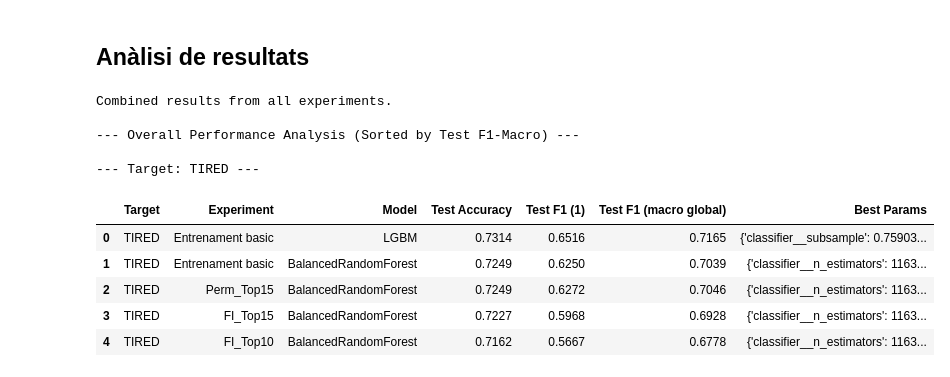
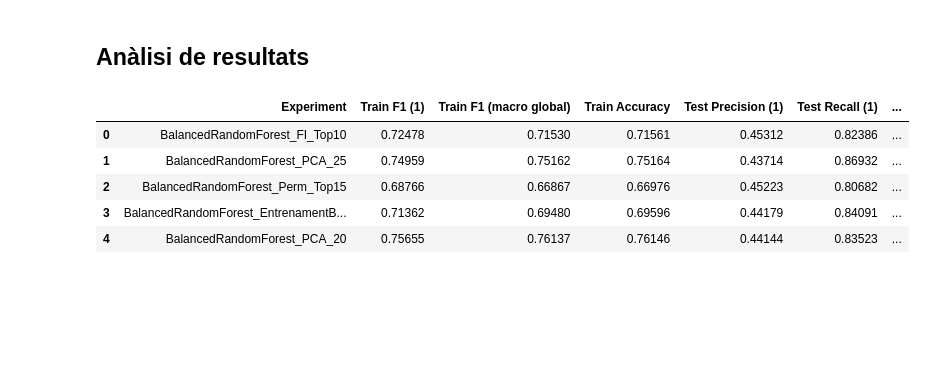
Before and after one commit to RogerDuran808/AI-Health-Assistant, a Jupyter notebook: notebooks/02_LifeSnaps_Training_Experiments.ipynb, the cells around one changed output. Cells and saved outputs as stored; diff of their text form; code cells hidden in the pictures; blank space fills up the shorter version.

```diff
--- a/notebooks/02_LifeSnaps_Training_Experiments.ipynb
+++ b/notebooks/02_LifeSnaps_Training_Experiments.ipynb
@@ -708,44 +721,16 @@ display(pca_results_df[display_cols].round(4))
 # %% [markdown]
 ## Anàlisi de resultats
 # %%
-# --- Results Compilation ---
-all_results_dfs = [base_results_df]
-if 'feature_importance_results_df' in locals() and not feature_importance_results_df.empty:
-    all_results_dfs.append(feature_importance_results_df)
+# Llegeix la taula d'experiments (ja ordenada per F1)
+experiments_df = pd.read_csv("../results/02_experiments/experiments.csv")
+top5 = experiments_df.head(5)
 
-if 'perm_topk_results_df' in locals() and not perm_topk_results_df.empty:
-    all_results_dfs.append(perm_topk_results_df)
-
-if 'pca_results_df' in locals() and not pca_results_df.empty:
-    all_results_dfs.append(pca_results_df)
-
-if len(all_results_dfs) > 1:
-    combined_results_df = pd.concat(all_results_dfs, ignore_index=True)
-    print("\nCombined results from all experiments.")
-else:
-    print("\nOnly baseline results available.")
-    combined_results_df = base_results_df
-
-final_cols = ["Target", "Experiment", "Model", "Test Accuracy","Test F1 (1)", "Test F1 (macro global)","Best Params"]
-
-combined_results_df = combined_results_df[final_cols]
-
-# --- Analysis ---
-print("\n--- Overall Performance Analysis (Sorted by Test F1-Macro) ---")
-combined_results_sorted = combined_results_df.sort_values(by=["Test Accuracy"], ascending=[False]).reset_index(drop=True)
-
-
-print(f"\n--- Target: {TARGET} ---")
-display(combined_results_sorted[final_cols].head().round(4))
+# Mostra els top 5
+display(top5)
 # %% [output]
-Combined results from all experiments.
-
---- Overall Performance Analysis (Sorted by Test F1-Macro) ---
-
---- Target: TIRED ---
-|  | Target | Experiment | Model | Test Accuracy | Test F1 (1) | Test F1 (macro global) | Best Params |
-| 0 | TIRED | Entrenament basic | LGBM | 0.7314 | 0.6516 | 0.7165 | {'classifier__subsample': 0.75903... |
-| 1 | TIRED | Entrenament basic | BalancedRandomForest | 0.7249 | 0.6250 | 0.7039 | {'classifier__n_estimators': 1163... |
-| 2 | TIRED | Perm_Top15 | BalancedRandomForest | 0.7249 | 0.6272 | 0.7046 | {'classifier__n_estimators': 1163... |
-| 3 | TIRED | FI_Top15 | BalancedRandomForest | 0.7227 | 0.5968 | 0.6928 | {'classifier__n_estimators': 1163... |
-| 4 | TIRED | FI_Top10 | BalancedRandomForest | 0.7162 | 0.5667 | 0.6778 | {'classifier__n_estimators': 1163... |
+|  | Experiment | Train F1 (1) | Train F1 (macro global) | Train Accuracy | Test Precision (1) | Test Recall (1) | ... |
+| 0 | BalancedRandomForest_FI_Top10 | 0.72478 | 0.71530 | 0.71561 | 0.45312 | 0.82386 | ... |
+| 1 | BalancedRandomForest_PCA_25 | 0.74959 | 0.75162 | 0.75164 | 0.43714 | 0.86932 | ... |
+| 2 | BalancedRandomForest_Perm_Top15 | 0.68766 | 0.66867 | 0.66976 | 0.45223 | 0.80682 | ... |
+| 3 | BalancedRandomForest_EntrenamentB... | 0.71362 | 0.69480 | 0.69596 | 0.44179 | 0.84091 | ... |
+| 4 | BalancedRandomForest_PCA_20 | 0.75655 | 0.76137 | 0.76146 | 0.44144 | 0.83523 | ... |
```
Also changed, not shown: parts of 8 cells of this notebook, 6 other files.
